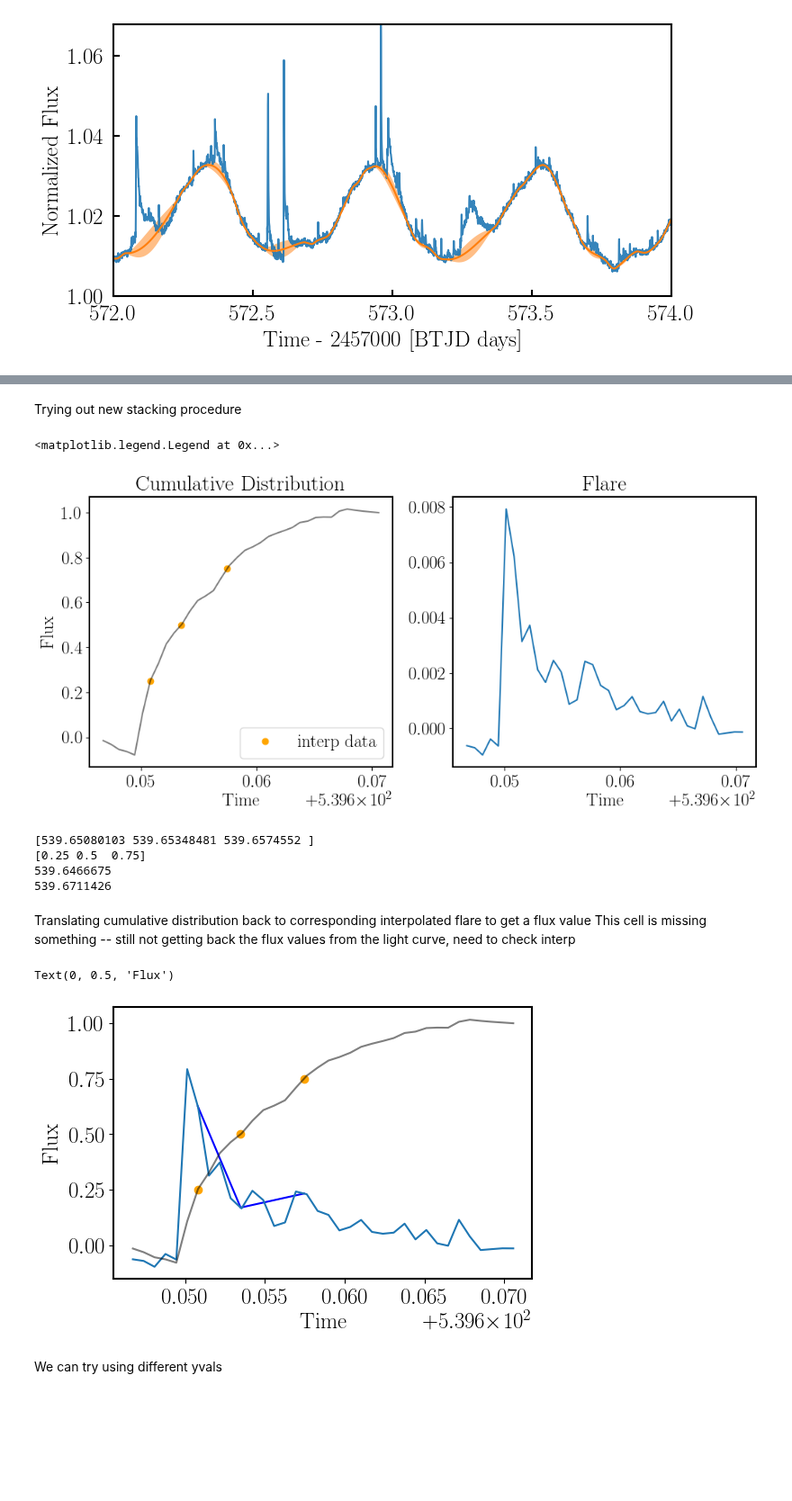
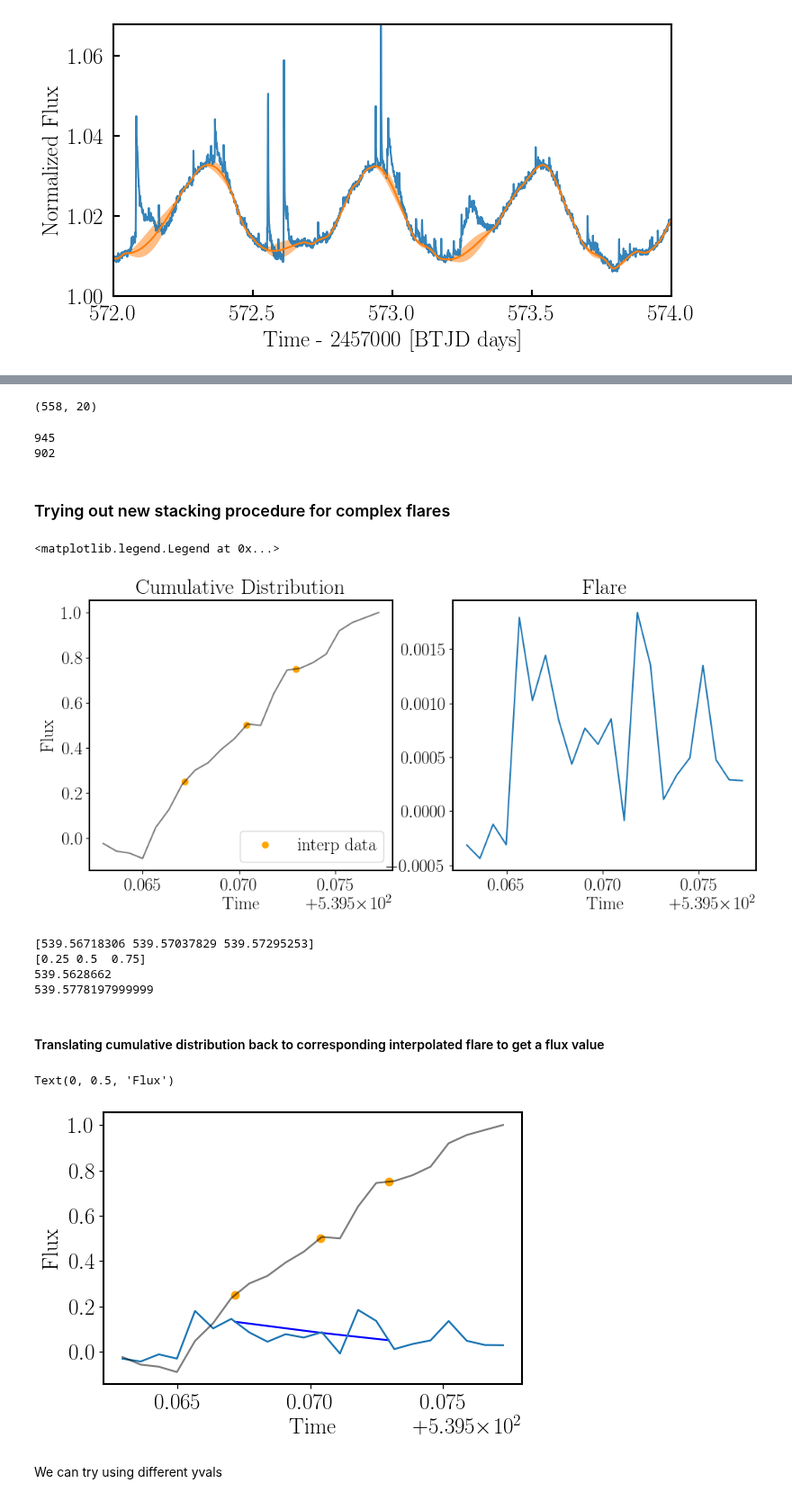
Before and after one commit to lupitatovar/flares, a Jupyter notebook: notebooks/complex_flares.ipynb, the cells around one changed output, grey strips where cells are left out. Shown at 90% size. Cells and saved outputs as stored; diff of their text form; code cells hidden in the pictures; blank space fills up the shorter version.

```diff
--- a/notebooks/complex_flares.ipynb
+++ b/notebooks/complex_flares.ipynb
@@ -194,10 +230,25 @@ classic_dur = timed_classical.loc[:,'Flare_Duration'].values
+# %%
+#cross matching the two lists to get new table that has all the flare info!
+
+cross_match = pd.merge(left=timed_classical, right=keep_flares, left_on='Index', right_on='Flare_Number')
+cross_match.shape
+#cross_match
+# %% [output]
+(558, 20)
+# %%
+# These complex flares are from Jim's original sample (new vetted complex flares are not included ... )
+print(len(complex_flares))
+print(len(timed_classical))
+# %% [output]
+945
+902
 # %% [markdown]
-Trying out new stacking procedure
+### Trying out new stacking procedure for complex flares
 # %%
 i=0
 #Mask of the times (t_start and t_stop) between each flare
-temp = np.where((df['time'] < timed_classical['t_stop'].values[i]) &
-                    (df['time'] > timed_classical['t_start'].values[i]))[0]
+temp = np.where((df['time'] < complex_flares['t_stop'].values[i]) &
+                    (df['time'] > complex_flares['t_start'].values[i]))[0]
 
 # cummulative distribution of detrended fluxes within each flare
 cd_detrended = np.cumsum((detrended[temp])/np.sum(detrended[temp]))
@@ -247,58 +298,39 @@ ax2.set_xlabel("Time")
 ax1.legend(loc='lower right')
 # %% [output]
 <matplotlib.legend.Legend at 0x...>
-[figure, old version]
+[figure, new version]
 # %%
 print(xinterp)
 print(yvals)
-print(timed_classical['t_start'].values[i])
-print(timed_classical['t_stop'].values[i])
+print(complex_flares['t_start'].values[i])
+print(complex_flares['t_stop'].values[i])
 # %% [output]
-[539.65080103 539.65348481 539.6574552 ]
+[539.56718306 539.57037829 539.57295253]
 [0.25 0.5  0.75]
-539.6466675
-539.6711426
+539.5628662
+539.5778197999999
 # %% [markdown]
-Translating cumulative distribution back to corresponding interpolated flare to get a flux value
-This cell is missing something -- still not getting back the flux values from the light curve, need to check interp
+#### Translating cumulative distribution back to corresponding interpolated flare to get a flux value
 # %%
 i=0
-#Mask of the times (t_start and t_stop) between each flare
-temp = np.where((df['time'] < timed_classical['t_stop'].values[i]) &
-                    (df['time'] > timed_classical['t_start'].values[i]))[0]
-
-# cummulative distribution of detrended fluxes within each flare
-cd_detrended = np.cumsum((detrended[temp])/np.sum(detrended[temp]))
-
-#print(cd_detrended)
-
-#print((cd_detrended[i]),(df['time'][i]))
-
-# interpolation over the flux of each flare: yvals are percentiles of cummulative flux & x_interp gives corresponding times
-# note that we are looking at times and fluxes in cummulative space
-
-yvals = np.array([0.25,0.5,0.75])
-xinterp = np.interp(yvals, cd_detrended, df['time'][temp])
-
-#un_flare = df['time'][temp].values
 
 new_y_interp_vals = np.interp(xinterp,df['time'][temp],detrended[temp])
 
 #############. Plotting #################
 plt.figure(figsize=[6,4])
 plt.plot(xinterp,new_y_interp_vals *100,color='blue', label = 'flare')
 
 plt.plot(xinterp,yvals,'o',color='orange', label= 'interp data')
 plt.plot(df['time'][temp],detrended[temp]*100)
 plt.plot(df['time'][temp],cd_detrended,alpha=0.5,color='k')
 #plt.plot(df['time'][temp],detrended[temp])
 
 
 plt.xlabel('Time')
 plt.ylabel('Flux')
 # %% [output]
 Text(0, 0.5, 'Flux')
-[figure, old version]
+[figure, new version]
 # %% [markdown]
 We can try using different yvals
 # %%
```
Also changed, not shown: parts of 30 cells of this notebook.
